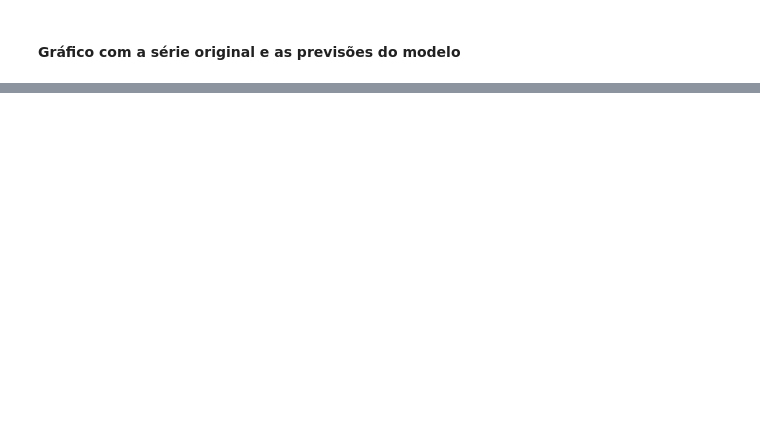
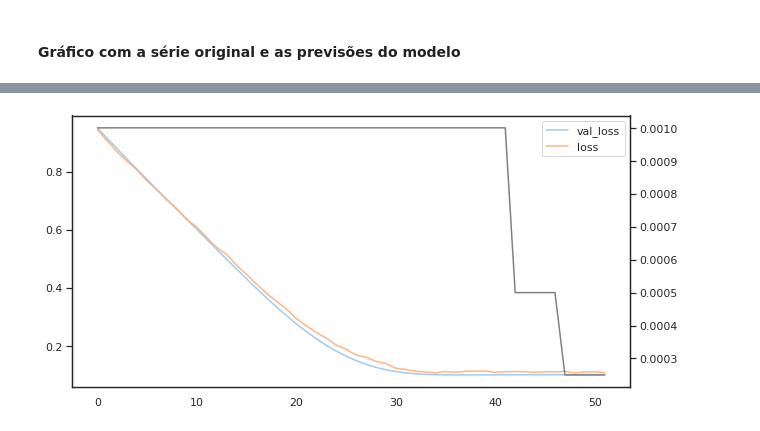
Before and after one commit to dev-alexmc/bimaster-proj, a Jupyter notebook: ibc_br_da_predicao_de_series.ipynb, the cells around one changed output, grey strips where cells are left out. Drawn from its saved outputs; the diff is of its cells as text; code cells hidden in the pictures; blank space fills up the shorter version.

```diff
--- a/ibc_br_da_predicao_de_series.ipynb
+++ b/ibc_br_da_predicao_de_series.ipynb
@@ -1005,0 +1056,20 @@ desenhar_serie_com_previsao(dataframe=df_ibcbr,
+# %%
+# criamos uma cópia dos dados no formato do numpy
+np_valores_sa = df_ibcbr_sa['valor'].copy().to_numpy()
+
+# adicionamos uma coluna para usar o scaler
+np_valores_sa = np_valores_sa.reshape(-1,1)
+
+# treinamos um novo scaler nos dados
+scaler = StandardScaler()
+np_valores_sa = scaler.fit_transform(np_valores_sa)
+
+# removemos a coluna adicional usada para a normalização
+np_valores_sa = np_valores_sa.squeeze()
+# %%
+# separamos os dados sem as anomalias em conjuntos de treino, validação e teste
+X_train, y_train, X_val, y_val, X_test, y_test = montar_treino_teste_validacao_por_janela(np_valores_sa,
+                                                                                          window_size=SLIDING_WINDOW_SIZE,
+                                                                                          val_size=TRAIN_VAL_PERCENTUAL,
+                                                                                          test_size=TRAIN_TEST_PERCENTUAL)
+imprimir_propriedades(X_train, y_train, X_val, y_val, X_test, y_test)
@@ -1005,0 +1093,8 @@ desenhar_serie_com_previsao(dataframe=df_ibcbr,
+# %%
+lstm_model = create_model(optimizer="adam",
+                          input_shape=(SLIDING_WINDOW_SIZE, 1),
+                          lstm_layer_size=MODEL_LSTM_LAYER_SIZE,
+                          dense_layer_size=MODEL_DENSE_LAYER_SIZE,
+                          dropout_percentual=MODEL_DROPOUT_PERCENTUAL,
+                          add_extra_lstm_layer=MODEL_ADD_EXTRA_LSTM_LAYER,
+                          add_extra_dense_layer=MODEL_ADD_EXTRA_DENSE_LAYER)
@@ -1005,0 +1117,10 @@ desenhar_serie_com_previsao(dataframe=df_ibcbr,
+# %%
+history = train_model(model=lstm_model,
+                      X_train=X_train,
+                      y_train=y_train,
+                      X_val=X_val,
+                      y_val=y_val,
+                      X_test=X_test,
+                      y_test=y_test,
+                      batch_size=TRAIN_BATCH_SIZE,
+                      n_epochs=TRAIN_EPOCHS)
@@ -1005,0 +1145,4 @@ desenhar_serie_com_previsao(dataframe=df_ibcbr,
+# %%
+plot_train_results(history)
+# %% [output]
+[figure, added]
```
Also changed, not shown: parts of 45 cells of this notebook.
